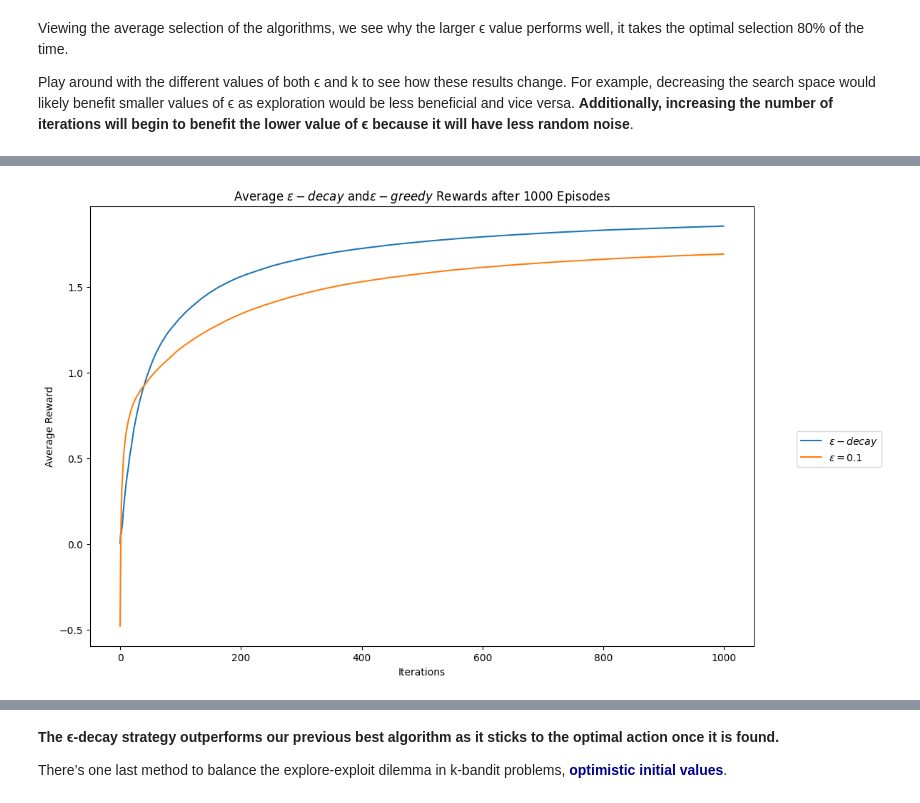
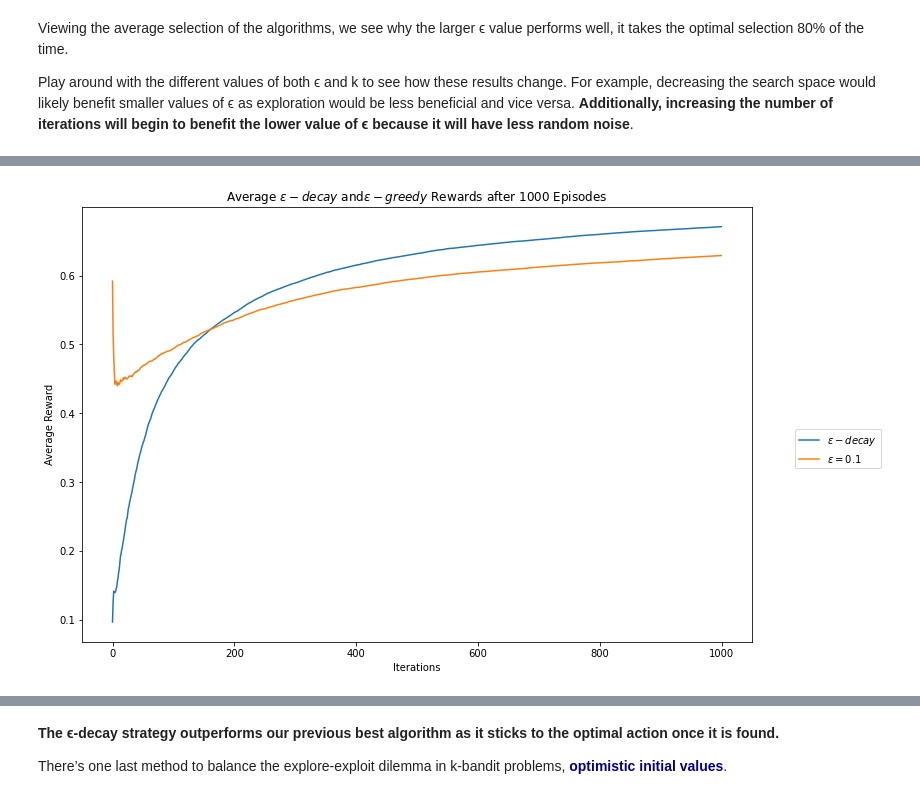
Before and after one commit to johnklee/ml_articles, a Jupyter notebook: medium/multi_armed_bandits_and_reinforcement_learning/notebook.ipynb, the cells around one changed output, grey strips where cells are left out. Drawn from its saved outputs; the diff is of its cells as text; code cells hidden in the pictures.

````diff
--- a/medium/multi_armed_bandits_and_reinforcement_learning/notebook.ipynb
+++ b/medium/multi_armed_bandits_and_reinforcement_learning/notebook.ipynb
@@ -144,20 +320,22 @@ Wall time: 11.9 s
 Looking at the results, <b>the greedy function under performs the other two consistently, with `ϵ=0.01` coming in between the two and `ϵ=0.1` performing the best of the three here.</b>
 
 Below, we can see the effect is clearer <b>using the `sequence` argument, and can get a feel for how often the optimal action is taken per episode because the averages remain consistent across episodes</b>.
+# %%
+karm_bandit_machine = rl_bandit_utils.KArmsBandit(k, mu='sequence')
+
+eps_0_rewards = np.zeros(iters)
+eps_01_rewards = np.zeros(iters)
+eps_1_rewards = np.zeros(iters)
+eps_0_selection = np.zeros(k)
+eps_01_selection = np.zeros(k)
+eps_1_selection = np.zeros(k)
+
+# Initialize bandits
+eps_0 = rl_bandit_utils.EPSBandit(eps=0, iters=iters, karms_bandit_machine=karm_bandit_machine)
+eps_01 = rl_bandit_utils.EPSBandit(eps=0.01, iters=iters, karms_bandit_machine=karm_bandit_machine)
+eps_1 = rl_bandit_utils.EPSBandit(eps=0.1, iters=iters, karms_bandit_machine=karm_bandit_machine)
 # %%
 %%time
-eps_0_rewards = np.zeros(iters)
-eps_01_rewards = np.zeros(iters)
-eps_1_rewards = np.zeros(iters)
-eps_0_selection = np.zeros(k)
-eps_01_selection = np.zeros(k)
-eps_1_selection = np.zeros(k)
-
-# Initialize bandits
-eps_0 = rl_bandit_utils.EPSBandit(k, 0, iters, mu='sequence')
-eps_01 = rl_bandit_utils.EPSBandit(k, 0.01, iters, eps_0.mu.copy())
-eps_1 = rl_bandit_utils.EPSBandit(k, 0.1, iters, eps_0.mu.copy())
-
 # Run experiments
 for i in range(episodes):
   # Run experiments
@@ -191,7 +369,7 @@ plt.plot(eps_0_rewards, label="$\epsilon=0$ (greedy)")
 plt.plot(eps_01_rewards, label="$\epsilon=0.01$")
 plt.plot(eps_1_rewards, label="$\epsilon=0.1$")
 for i in range(k):
-    plt.hlines(eps_0.mu[i], xmin=0,
+    plt.hlines(eps_0.karms_bandit_machine.mu[i], xmin=0,
               xmax=iters, alpha=0.5,
               linestyle="--")
 plt.legend(bbox_to_anchor=(1.3, 0.5))
@@ -271,40 +442,42 @@ class EPSDecayBandit:
 ```
 
 Now running the code:
+# %%
+eps_decay_rewards = np.zeros(iters)
+eps_1_rewards = np.zeros(iters)
+
+karm_bandit_machine = rl_bandit_utils.KArmsBandit(k, mu='random')
+
+# Initialize bandits
+eps_decay = rl_bandit_utils.EPSDecayBandit(iters=iters, karms_bandit_machine=karm_bandit_machine)
+eps_1 = rl_bandit_utils.EPSBandit(eps=0.1,iters=iters, karms_bandit_machine=karm_bandit_machine)
 # %%
 %%time
-eps_decay_rewards = np.zeros(iters)
-eps_1_rewards = np.zeros(iters)
-
-# Initialize bandits
-eps_decay = rl_bandit_utils.EPSDecayBandit(k, iters)
-eps_1 = rl_bandit_utils.EPSBandit(k, 0.1, iters, eps_decay.mu.copy())
-
 # Run experiments
 for i in range(episodes):
     # Run experiments
     eps_decay.run()
     eps_1.run()
 
     # Update long-term averages
     eps_decay_rewards = eps_decay_rewards + (
         eps_decay.reward - eps_decay_rewards) / (i + 1)
     eps_1_rewards = eps_1_rewards + (
         eps_1.reward - eps_1_rewards) / (i + 1)
 
     # Reset
     eps_decay.reset()
     eps_1.reset()
 
 plt.figure(figsize=(12,8))
 plt.plot(eps_decay_rewards, label="$\epsilon-decay$")
 plt.plot(eps_1_rewards, label="$\epsilon=0.1$")
 plt.legend(bbox_to_anchor=(1.2, 0.5))
 plt.xlabel("Iterations")
 plt.ylabel("Average Reward")
 plt.title("Average $\epsilon-decay$ and" +
     "$\epsilon-greedy$ Rewards after "
     + str(episodes) + " Episodes")
 plt.show()
 # %% [output]
-[figure, old version]
+[figure, new version]
````
Also changed, not shown: parts of 29 cells of this notebook, 4 other files.
